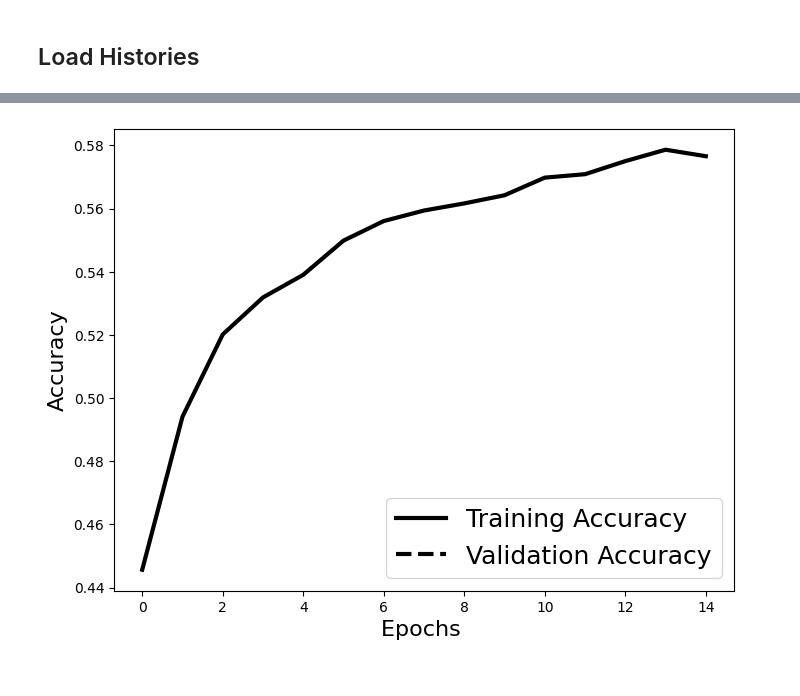
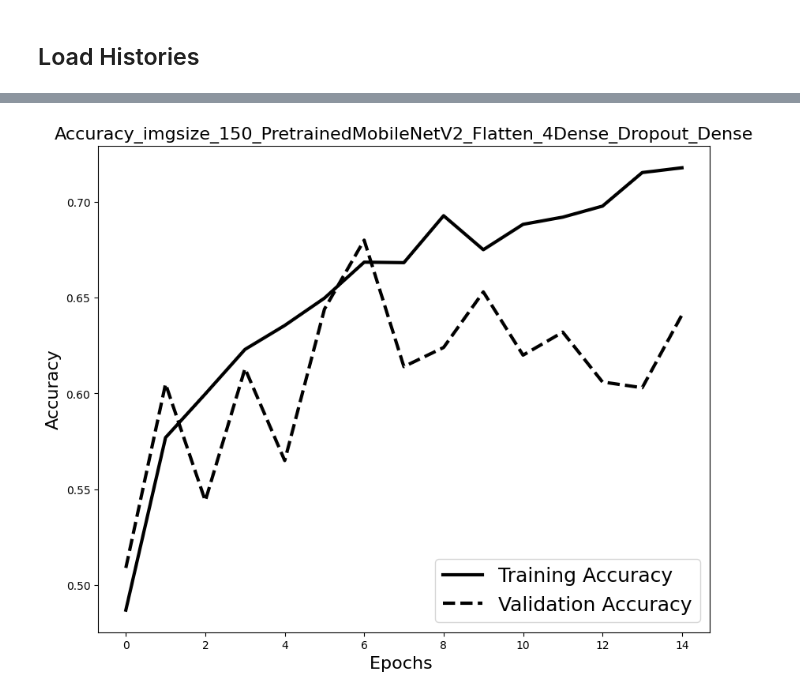
Before and after one commit to philippbaechler/CVI_22, a Jupyter notebook: Modeling.ipynb, the cells around one changed output, grey strips where cells are left out. Drawn from its saved outputs; the diff is of its cells as text; code cells hidden in the pictures.

```diff
--- a/Modeling.ipynb
+++ b/Modeling.ipynb
@@ -99,8 +99,8 @@ aug = ImageDataGenerator(
 INIT_LR = 1e-4 # learning rate
 EPOCHS = 15
 BS = 32 # Batchsize
-#Modeltype = "PretrainedMobileNetV2_Flatten_4Dense_Dropout_Dense"
-Modeltype = "PretrainedMobileNetV2_Flatten_3Dense_l2"
+Modeltype = "PretrainedMobileNetV2_Flatten_4Dense_Dropout_Dense"
+#Modeltype = "PretrainedMobileNetV2_Flatten_3Dense_l2"
 # %%
 # We first load the MobilNetV2 by removing the last layers since
 # we want to do transfer learning.
@@ -319,0 +274,4 @@ History_epochs15
+# %%
+History_img_50 = np.load("history_imgsize_50_epochs_15_LR_0.0001_BS_32_time_02_09_2023_13_34_41_PretrainedMobileNetV2_Flatten_4Dense_Dropout_Dense.npy", allow_pickle = True).item()
+History_img_150 = np.load("history_imgsize_150_epochs_15_LR_0.0001_BS_32_time_02_09_2023_10_58_03_PretrainedMobileNetV2_Flatten_4Dense_Dropout_Dense.npy", allow_pickle = True).item()
+H = History_img_150
@@ -320,13 +291,14 @@ History_epochs15
 # %%
 # Accuracy Curves
-#plt.title('Accuracy Curves',fontsize=16)
-plt.figure(figsize=[8,6])
-plt.plot(History_epochs15['accuracy'],'black',linewidth=3.0)
-plt.plot(History_epochs15['val_accuracy'],'black',ls = '--',linewidth=3.0)
+plt.figure(figsize=[10,8])
+plt.title('Accuracy_imgsize_'+img_size+"_"+Modeltype,fontsize=16)
+plt.plot(H['accuracy'],'black',linewidth=3.0)
+plt.plot(H['val_accuracy'],'black',ls = '--',linewidth=3.0)
 plt.legend(['Training Accuracy', 'Validation Accuracy'],fontsize=18,
            loc = 'lower right')
 plt.xlabel('Epochs ',fontsize=16)
 plt.ylabel('Accuracy',fontsize=16)
+plt.savefig('Accuracy_imgsize_'+img_size+"_"+Modeltype)
 plt.show()
 # %% [output]
-[figure, old version]
+[figure, new version]
```
Also changed, not shown: parts of 5 cells of this notebook.
